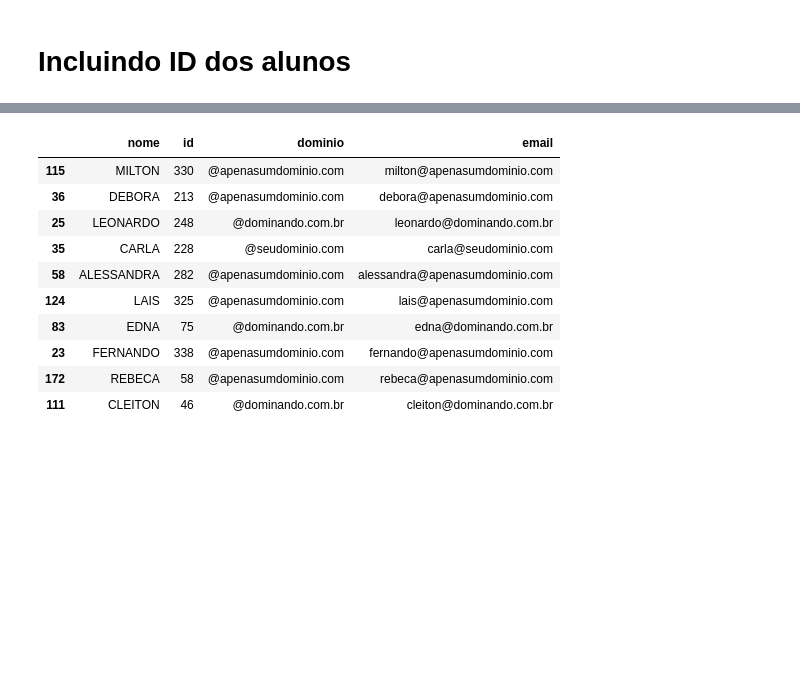
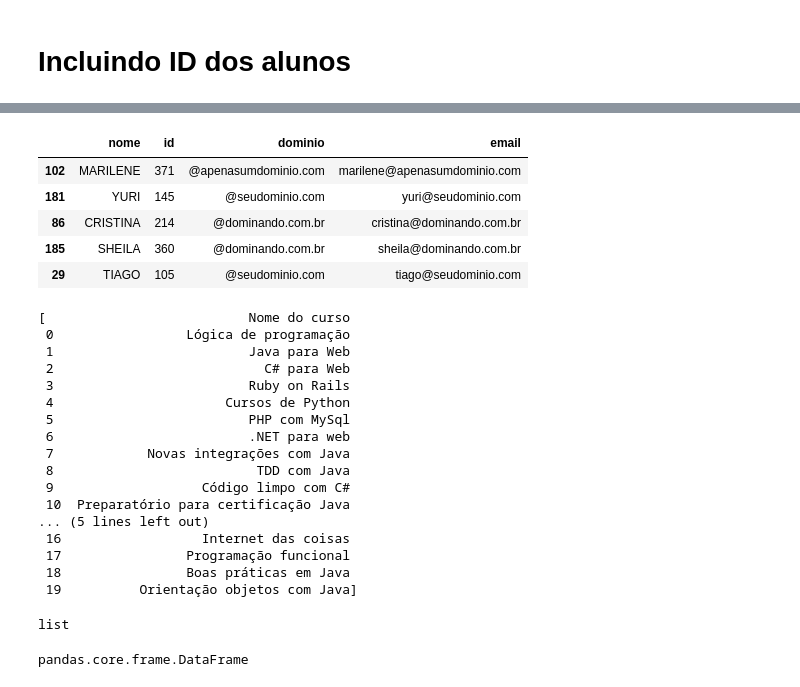
Before and after one commit to gefgu/Pandas-IO, a Jupyter notebook: Pandas_IO.ipynb, the cells around one changed output, grey strips where cells are left out. Cells and saved outputs as stored; diff of their text form; code cells hidden in the pictures; blank space fills up the shorter version.

```diff
--- a/Pandas_IO.ipynb
+++ b/Pandas_IO.ipynb
@@ -106,16 +108,11 @@ nomes.sample(5)
 # %%
 nomes["email"] = nomes["nome"].str.cat(nomes["dominio"]).str.lower()
 # %%
-nomes.sample(10)
+nomes.sample(5)
 # %% [output]
 |  | nome | id | dominio | email |
-| 115 | MILTON | 330 | @apenasumdominio.com | milton@apenasumdominio.com |
-| 36 | DEBORA | 213 | @apenasumdominio.com | debora@apenasumdominio.com |
-| 25 | LEONARDO | 248 | @dominando.com.br | leonardo@dominando.com.br |
-| 35 | CARLA | 228 | @seudominio.com | carla@seudominio.com |
-| 58 | ALESSANDRA | 282 | @apenasumdominio.com | alessandra@apenasumdominio.com |
-| 124 | LAIS | 325 | @apenasumdominio.com | lais@apenasumdominio.com |
-| 83 | EDNA | 75 | @dominando.com.br | edna@dominando.com.br |
-| 23 | FERNANDO | 338 | @apenasumdominio.com | fernando@apenasumdominio.com |
-| 172 | REBECA | 58 | @apenasumdominio.com | rebeca@apenasumdominio.com |
-| 111 | CLEITON | 46 | @dominando.com.br | cleiton@dominando.com.br |
+| 102 | MARILENE | 371 | @apenasumdominio.com | marilene@apenasumdominio.com |
+| 181 | YURI | 145 | @seudominio.com | yuri@seudominio.com |
+| 86 | CRISTINA | 214 | @dominando.com.br | cristina@dominando.com.br |
+| 185 | SHEILA | 360 | @dominando.com.br | sheila@dominando.com.br |
+| 29 | TIAGO | 105 | @seudominio.com | tiago@seudominio.com |
@@ -121,0 +122,29 @@ nomes.sample(10)
+# %%
+cursos
+# %% [output]
+[                          Nome do curso
+ 0                 Lógica de programação
+ 1                         Java para Web
+ 2                           C# para Web
+ 3                         Ruby on Rails
+ 4                      Cursos de Python
+ 5                         PHP com MySql
+ 6                         .NET para web
+ 7            Novas integrações com Java
+ 8                          TDD com Java
+ 9                   Código limpo com C#
+ 10  Preparatório para certificação Java
+... (5 lines left out)
+ 16                  Internet das coisas
+ 17                Programação funcional
+ 18                Boas práticas em Java
+ 19          Orientação objetos com Java]
+# %%
+type(cursos)
+# %% [output]
+list
+# %%
+cursos = cursos[0]
+type(cursos)
+# %% [output]
+pandas.core.frame.DataFrame
```
Also changed, not shown: parts of 26 cells of this notebook.
